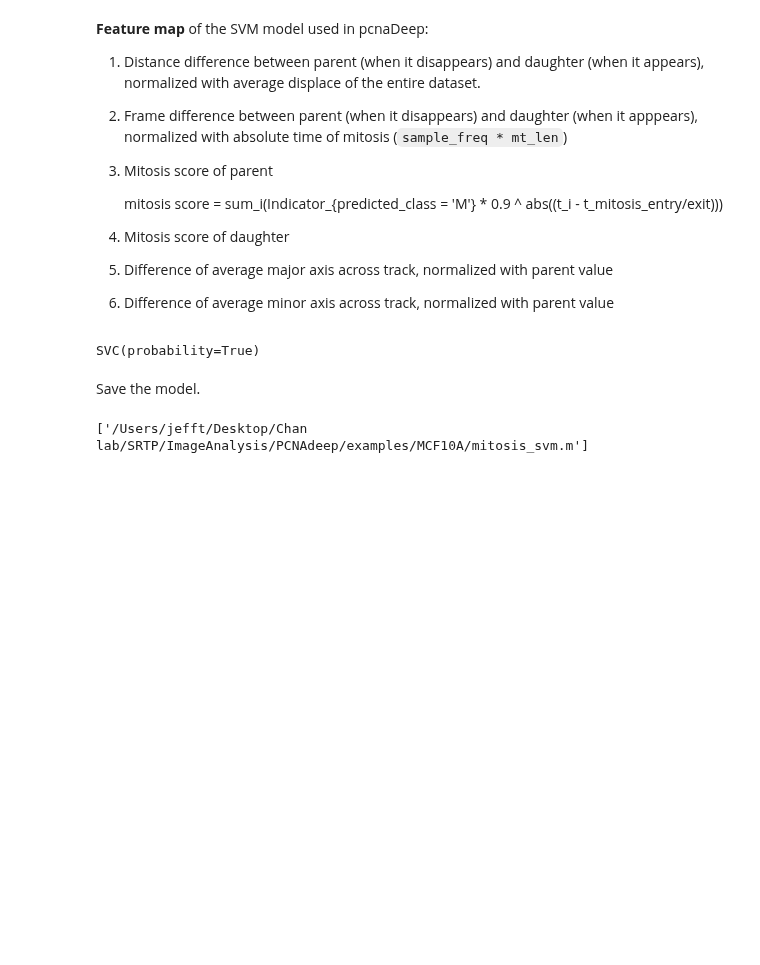
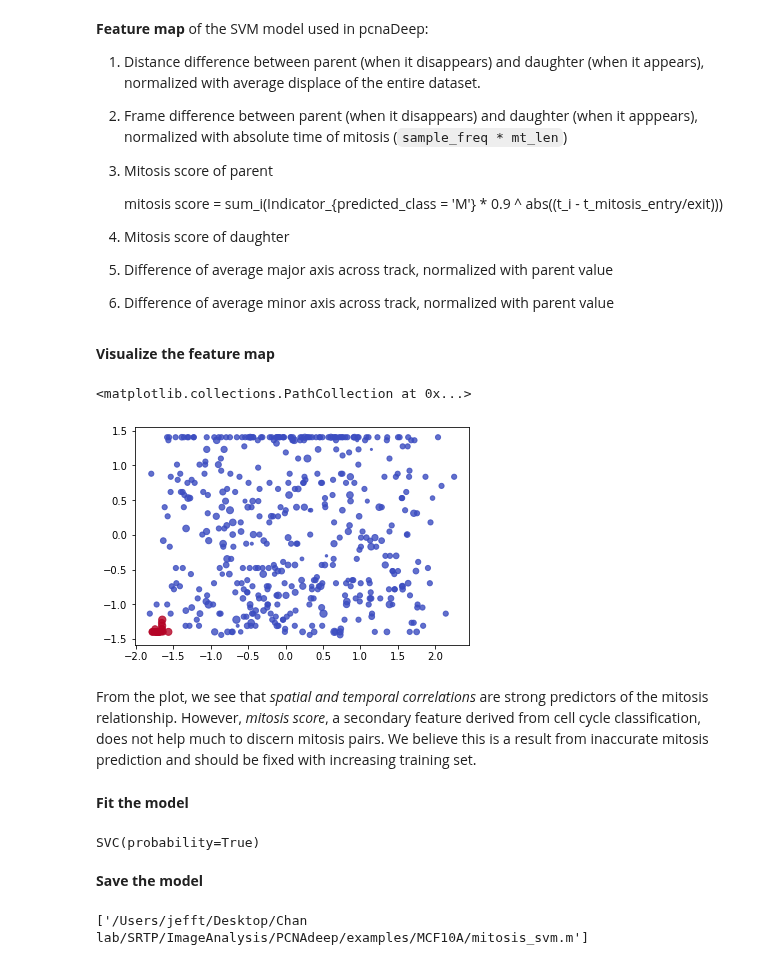
Before and after one commit to Jeff-Gui/PCNAdeep, a Jupyter notebook: bin/train_pcna_SVM.ipynb, the cells around one changed output. Drawn from its saved outputs; the diff is of its cells as text; code cells hidden in the pictures; blank space fills up the shorter version.

```diff
--- a/bin/train_pcna_SVM.ipynb
+++ b/bin/train_pcna_SVM.ipynb
@@ -247,6 +247,19 @@ scaler = StandardScaler()
 scaler.fit(X)
 X = scaler.transform(X)
 y = np.array(y)
+# %% [markdown]
+__Visualize the feature map__
+# %%
+import matplotlib.pyplot as plt
+sub = X[:,[0,1,2]]  # spatial and temporal distance and parent mitosis score, the first three features
+plt.scatter(sub[:,0], sub[:,1], c=y, s=(- min(sub[:,2]) + sub[:,2])*10, alpha=0.8, cmap='coolwarm')
+# %% [output]
+<matplotlib.collections.PathCollection at 0x...>
+[figure, added]
+# %% [markdown]
+From the plot, we see that _spatial and temporal correlations_ are strong predictors of the mitosis relationship. However, _mitosis score_, a secondary feature derived from cell cycle classification, does not help much to discern mitosis pairs. We believe this is a result from inaccurate mitosis prediction and should be fixed with increasing training set.
+# %% [markdown]
+__Fit the model__
 # %%
 from sklearn.svm import SVC
 clf = SVC(probability=True)
@@ -254,7 +267,7 @@ clf.fit(X, y)
 # %% [output]
 SVC(probability=True)
 # %% [markdown]
-Save the model.
+__Save the model__
 # %%
 import joblib
 joblib.dump(clf, os.path.join(example_root, 'MCF10A', 'mitosis_svm.m'))
```
Also changed, not shown: parts of 1 cell of this notebook, 5 other files.
